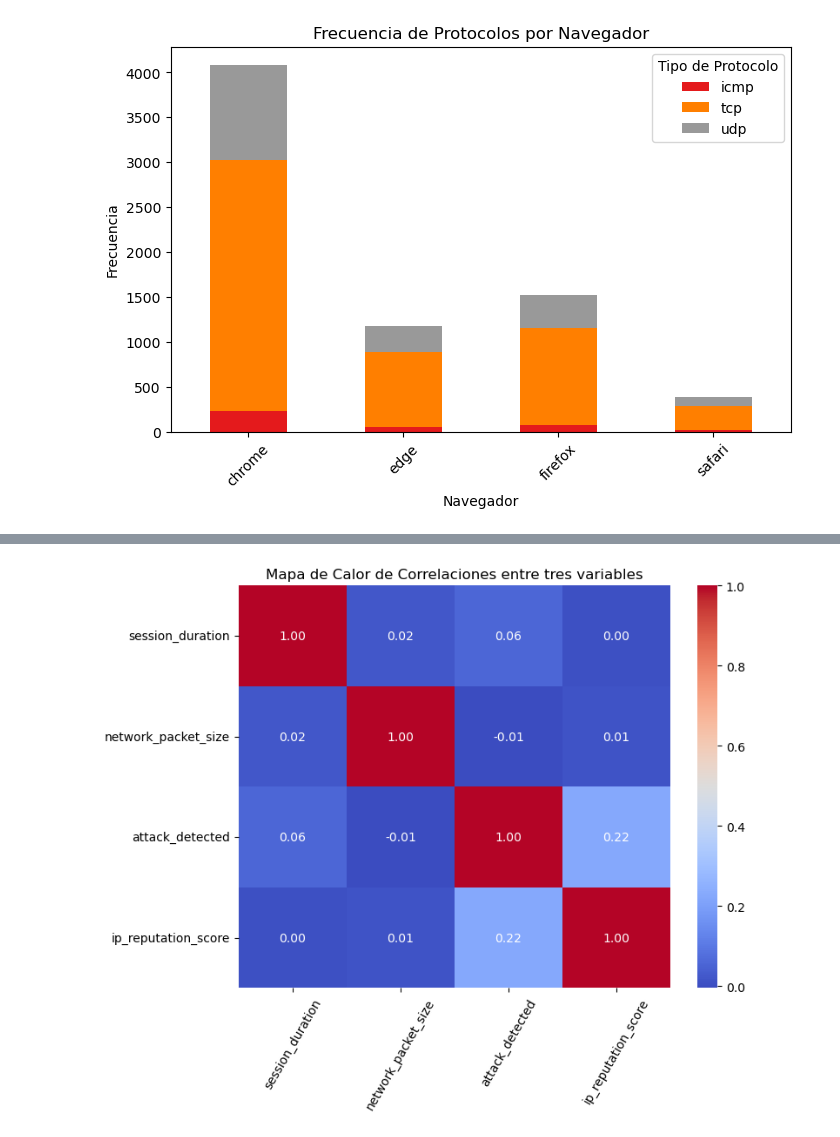
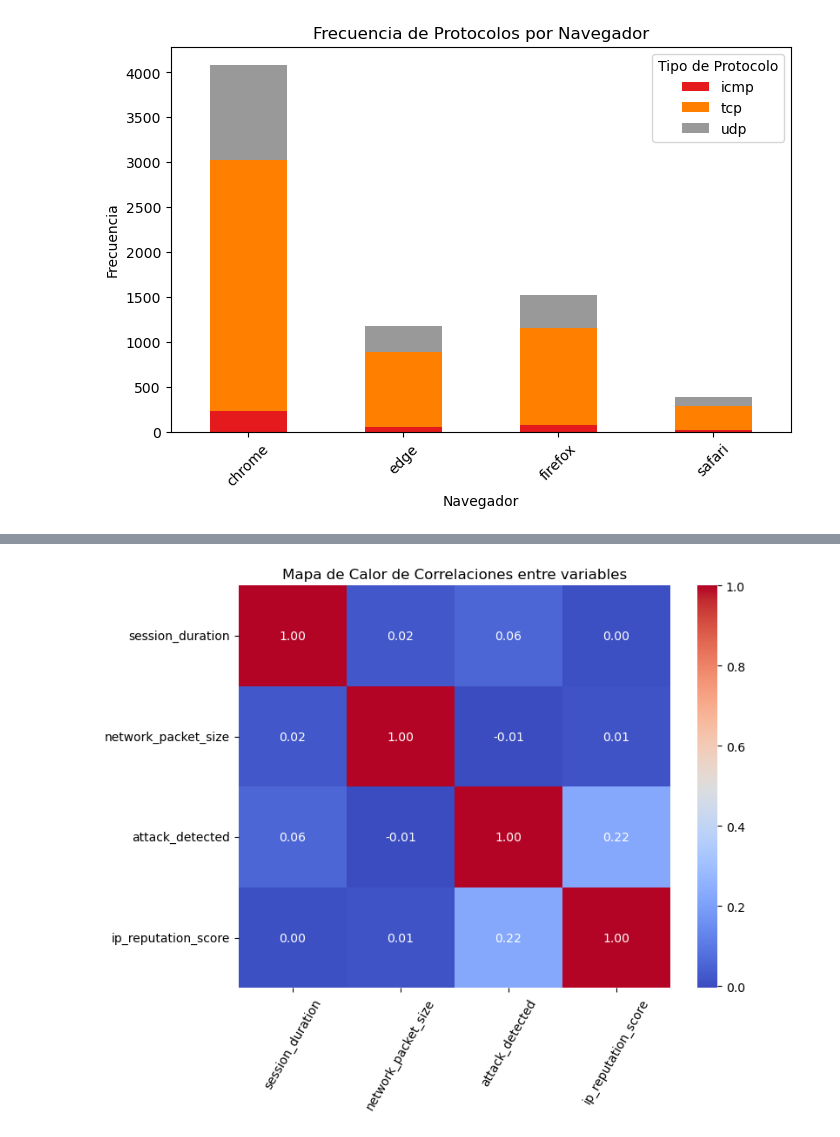
Before and after one commit to cchicaizap/practica_tres_gr_4, a Jupyter notebook: Ejercicio_clasefinal_gr_4.ipynb, the cells around one changed output, grey strips where cells are left out. Saved outputs shown, nothing was run; the diff lists cells and outputs as text; code cells hidden in the pictures.

```diff
--- a/Ejercicio_clasefinal_gr_4.ipynb
+++ b/Ejercicio_clasefinal_gr_4.ipynb
@@ -212,0 +232,2 @@ df_normalized.dropna(inplace=True)
+# %%
+df_normalized.drop_duplicates(inplace=True)
@@ -213,3 +236,5 @@ df_normalized.dropna(inplace=True)
+# %%
+df_normalized.drop(['session_id'], axis=1, inplace=True)
 # %%
 print(df_normalized[0:10])
 # %% [output]
@@ -382,18 +413,18 @@ Mapa de calor donde se calcula la correlación que existe en tre el tiempo de du
 # %%
 # Crear un DataFrame con las tres columnas que quieres analizar
 df_three_vars = df_normalized[['session_duration', 'network_packet_size', 'attack_detected', 'ip_reputation_score']]
 
 # Calcular la correlación entre las tres variables
 correlation = df_three_vars.corr()
 
 # Crear un mapa de calor (heatmap)
 plt.figure(figsize=(8, 6))
 sns.heatmap(correlation, annot=True, cmap='coolwarm', fmt='.2f')
 
 # Añadir título
-plt.title('Mapa de Calor de Correlaciones entre tres variables')
+plt.title('Mapa de Calor de Correlaciones entre variables')
 plt.xticks(rotation=60)
 # Mostrar el gráfico
-plt.show()
+plt.savefig('img/map_correlation_variables.png')
 # %% [output]
-[figure, old version]
+[figure, new version]
```
Also changed, not shown: parts of 40 cells of this notebook, 1 other file.
